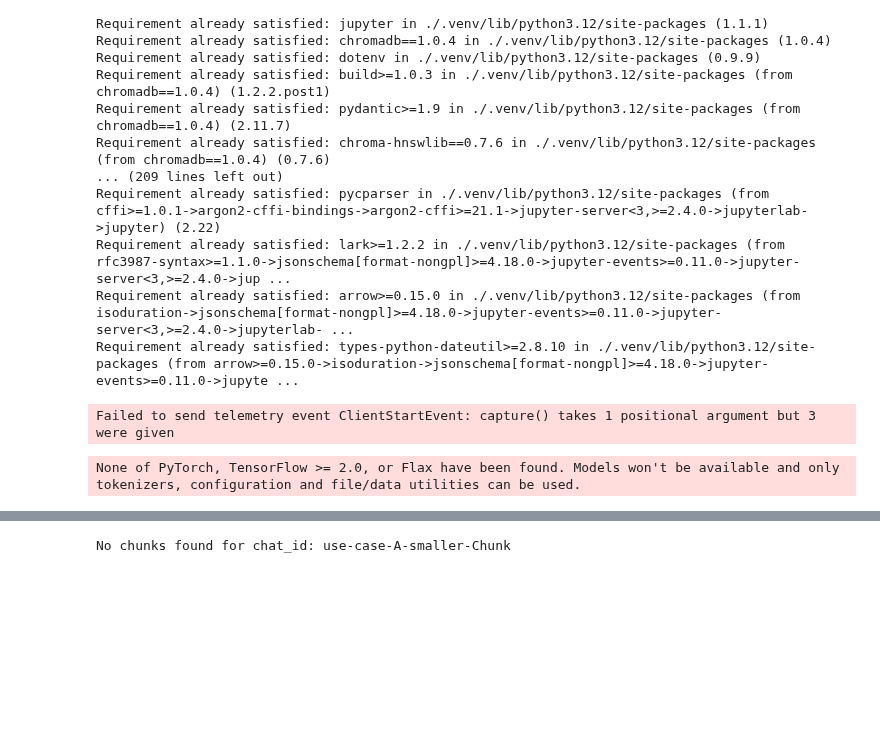
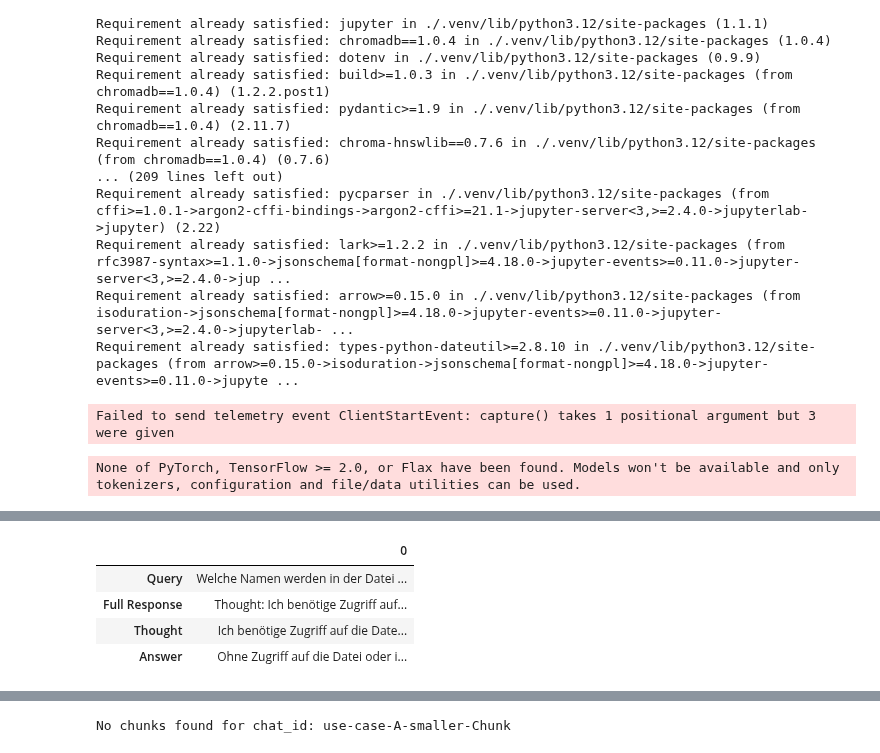
Before and after one commit to vuminhle1997/llama-rag, a Jupyter notebook: notebooks/[Use-Case-A]Classic-RAG.ipynb, the cells around one changed output, grey strips where cells are left out. Cells and saved outputs as stored; diff of their text form; code cells hidden in the pictures; blank space fills up the shorter version.

```diff
--- a/notebooks/[Use-Case-A]Classic-RAG.ipynb
+++ b/notebooks/[Use-Case-A]Classic-RAG.ipynb
@@ -335,6 +329,6 @@ Wall time: 17.2 ms
 # %%
-query = "Ok, wie lange hat die Konversation gedauert? Wer hat geredet und welchen Namen werden genannt?"
-handler = agent.run(query, ctx=ctx, memory=chat_memory)
+query = "Welche Sprecher kommen in diesem Transkript vor?"
+agent.run(query, ctx=ctx, memory=chat_memory)
 full_text_response = await stream_and_time(handler)
 # %% [output]
 Running step init_run
@@ -397,0 +392,4 @@ Wall time: 7.09 ms
+# %%
+query = "Welche Namen werden in der Datei genannt?"
+agent.run(query, ctx=ctx, memory=chat_memory)
+full_text_response = await stream_and_time(handler)
@@ -397,0 +415,38 @@ Wall time: 7.09 ms
+# %%
+%%time
+
+import pandas as pd
+from IPython.display import display
+
+pd.set_option('display.max_colwidth', None)
+
+# Split the response into thought and answer
+thought = ""
+answer = ""
+if "Thought:" in full_text_response and "Answer:" in full_text_response:
+    parts = full_text_response.split("Answer:", 1)
+    if len(parts) > 1:
+        thought = parts[0].replace("Thought:", "").strip()
+        answer = parts[1].strip()
+
+# Create DataFrame with all columns
+data = {
+    "Query": [query],
+    "Full Response": [full_text_response],
+    "Thought": [thought],
+    "Answer": [answer]
+}
+df = pd.DataFrame(data).T
+
+# Formatting response
+display(df.style.set_properties(**{
+    'white-space': 'pre-wrap',
+    'text-align': 'left',
+    'font-family': 'monospace',
+}))
+# %% [output]
+|  | 0 |
+| Query | Welche Namen werden in der Datei ... |
+| Full Response | Thought: Ich benötige Zugriff auf... |
+| Thought | Ich benötige Zugriff auf die Date... |
+| Answer | Ohne Zugriff auf die Datei oder i... |
```
Also changed, not shown: parts of 28 cells of this notebook.
